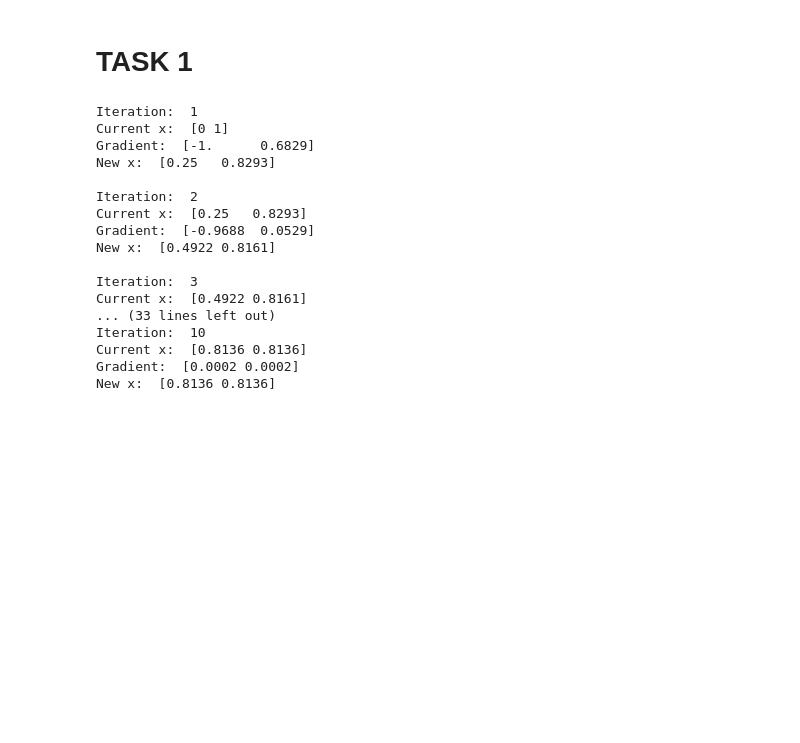
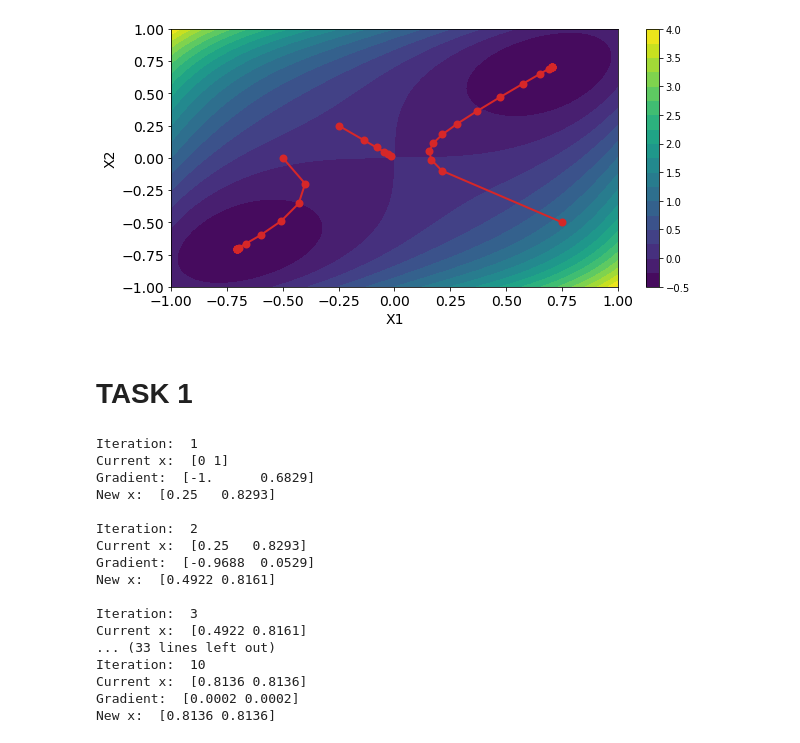
Before and after one commit to hushchyn-mikhail/acronis_ml, a Jupyter notebook: gradient_descent.ipynb, the cells around one changed output. Saved outputs shown, nothing was run; the diff lists cells and outputs as text; code cells hidden in the pictures; blank space fills up the shorter version.

Commit message:
example 2

```diff
--- a/gradient_descent.ipynb
+++ b/gradient_descent.ipynb
@@ -6,3 +134,43 @@ import pandas as pd
+# %%
+# Generate grid
+N = 100
+box = 1
+x1 = np.linspace(-box, box, N)
+x2 = np.linspace(-box, box, N)
+
+x1_grid, x2_grid = np.meshgrid(x1, x2)
+f_grid = f([x1_grid, x2_grid])
+# %%
+plt.figure(figsize=(9, 4.5))
+plt.contourf(x1, x2, f_grid, levels=20)
+plt.colorbar()
+
+plt.scatter(x_iters[:, 0], x_iters[:, 1], color='C3', linewidth=2)
+plt.plot(x_iters[:, 0], x_iters[:, 1], color='C3', linewidth=2)
+
+plt.scatter(x_iters2[:, 0], x_iters2[:, 1], color='C3', linewidth=2)
+plt.plot(x_iters2[:, 0], x_iters2[:, 1], color='C3', linewidth=2)
+
+plt.scatter(x_iters3[:, 0], x_iters3[:, 1], color='C3', linewidth=2)
+plt.plot(x_iters3[:, 0], x_iters3[:, 1], color='C3', linewidth=2)
+
+plt.xlabel('X1', size=14)
+plt.xticks(size=14)
+
+plt.ylabel('X2', size=14)
+plt.yticks(size=14)
+
+plt.xlim(-box, box)
+plt.ylim(-box, box)
+
+#plt.xlim(0.5, 0.8)
+#plt.ylim(0.5, 0.8)
+
+plt.tight_layout()
+plt.savefig(fname="plots/gradient_descent_example_2.pdf", format="pdf")
+plt.show()
+# %% [output]
+[figure, added]
 # %% [markdown]
 # TASK 1
 # %%
```
Also changed, not shown: parts of 5 cells of this notebook, 1 other file.
